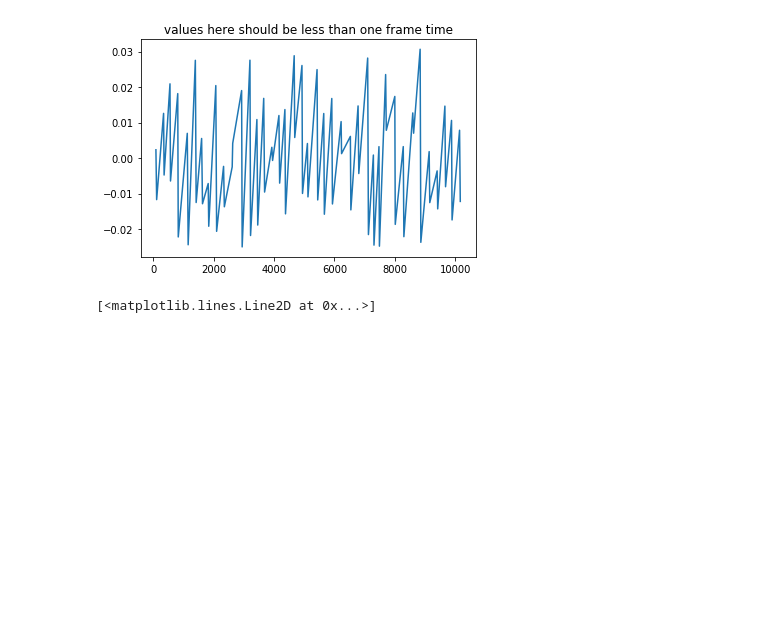
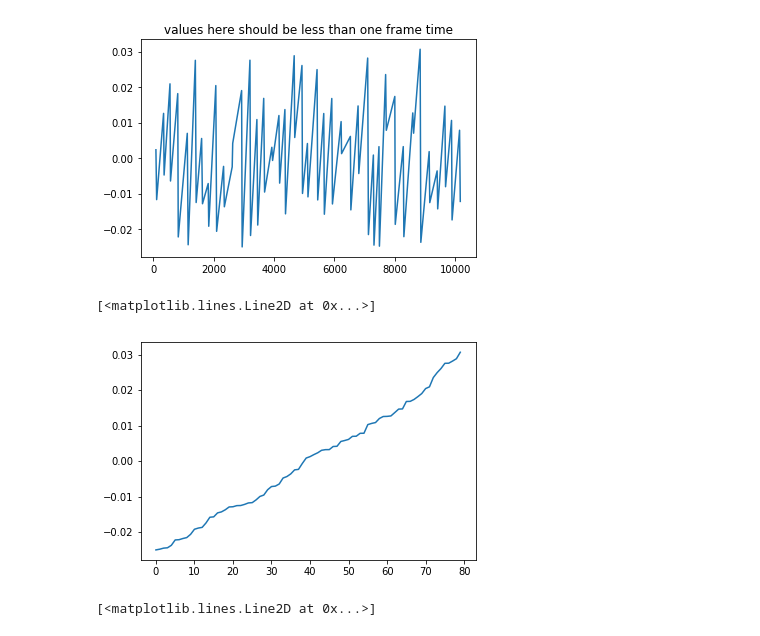
Before and after one commit to Future-Hangglider/hangspotdetection, a Jupyter notebook: vidprocessing/process_logs_with_hangspot.ipynb, the cells around one changed output. Saved outputs shown, nothing was run; the diff lists cells and outputs as text; code cells hidden in the pictures; blank space fills up the shorter version.

```diff
--- a/vidprocessing/process_logs_with_hangspot.ipynb
+++ b/vidprocessing/process_logs_with_hangspot.ipynb
@@ -81,6 +81,11 @@ plt.title("values here should be less than one frame time")
 Frame fac 0.033332 displacement 33.059821, meaning 30.001476 frames/sec
 Text(0.5,1,'values here should be less than one frame time')
 [figure]
+# %%
+plt.plot(sorted(ldfframeflash.fn*mframe + cframe - ldfframeflash.fnled))
+# %% [output]
+[<matplotlib.lines.Line2D at 0x...>]
+[figure, added]
 # %%
 dfhangspot["t"] = tU0 + (dfhangspot.fn*mframe + cframe)*pandas.Timedelta(seconds=1)
 dfhangspot = dfhangspot.set_index("t")
```
Also changed, not shown: parts of 1 cell of this notebook, 7 other files.
